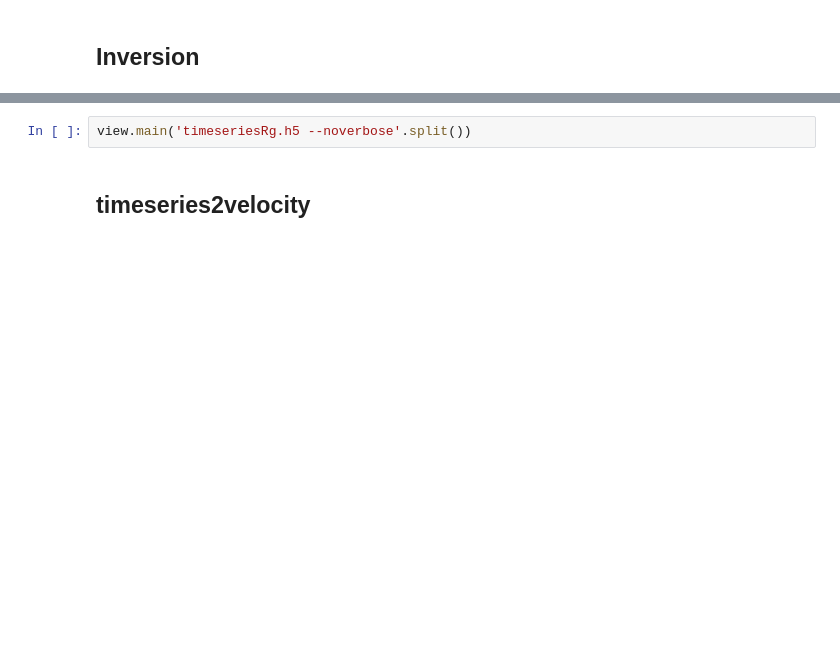
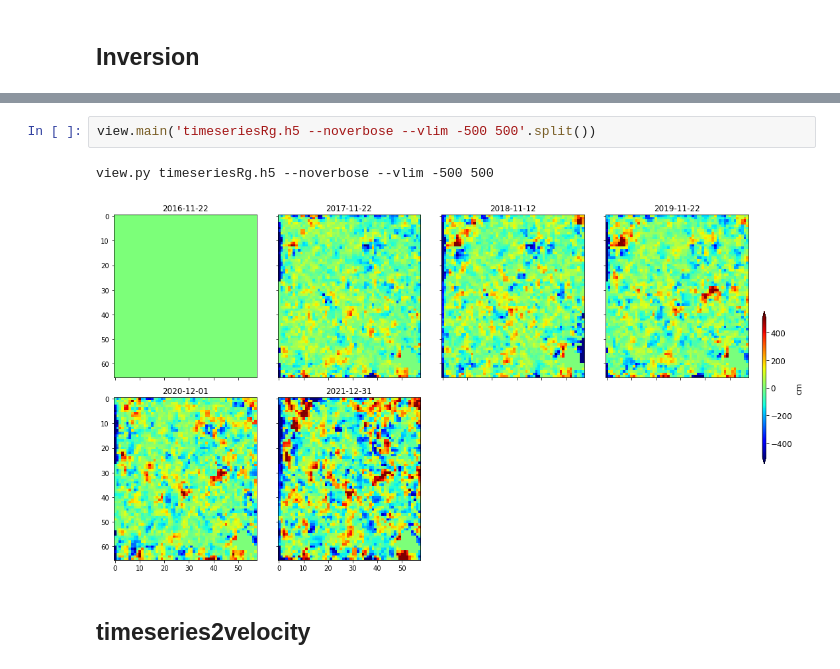
Before and after one commit to forrestfwilliams/pixeloffset_mintpy, a Jupyter notebook: mintpy.ipynb, the cells around one changed output, grey strips where cells are left out. Drawn from its saved outputs; the diff is of its cells as text; blank space fills up the shorter version.

```diff
--- a/mintpy.ipynb
+++ b/mintpy.ipynb
@@ -54,5 +103,8 @@ view.main('timeseriesAZ.h5 --noverbose'.split())
 # %%
-view.main('timeseriesRg.h5 --noverbose'.split())
+view.main('timeseriesRg.h5 --noverbose --vlim -500 500'.split())
+# %% [output]
+view.py timeseriesRg.h5 --noverbose --vlim -500 500
+[figure, added]
 # %% [markdown]
 ## timeseries2velocity
 # %%
```
Also changed, not shown: parts of 22 cells of this notebook, 2 other files.
